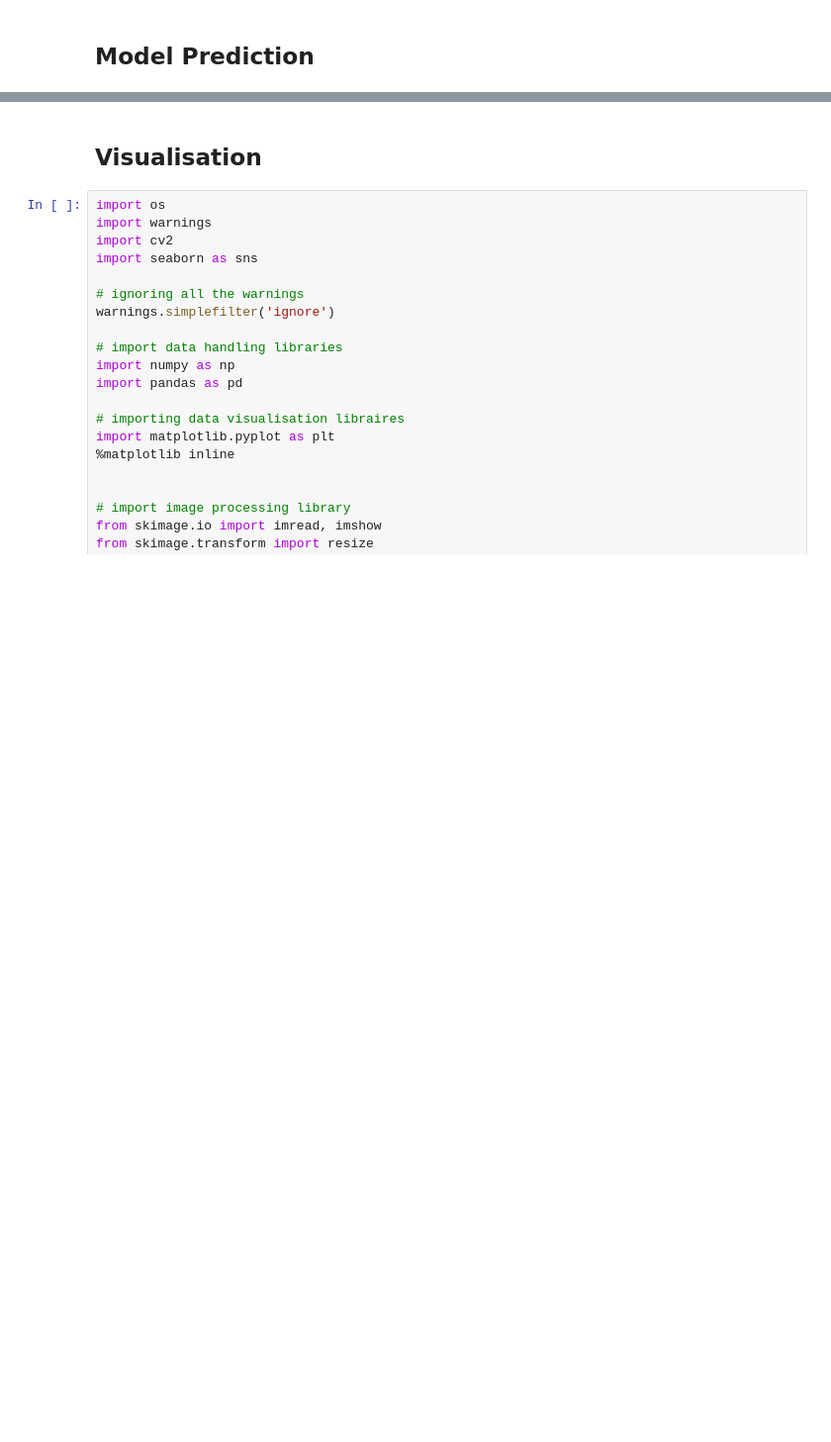
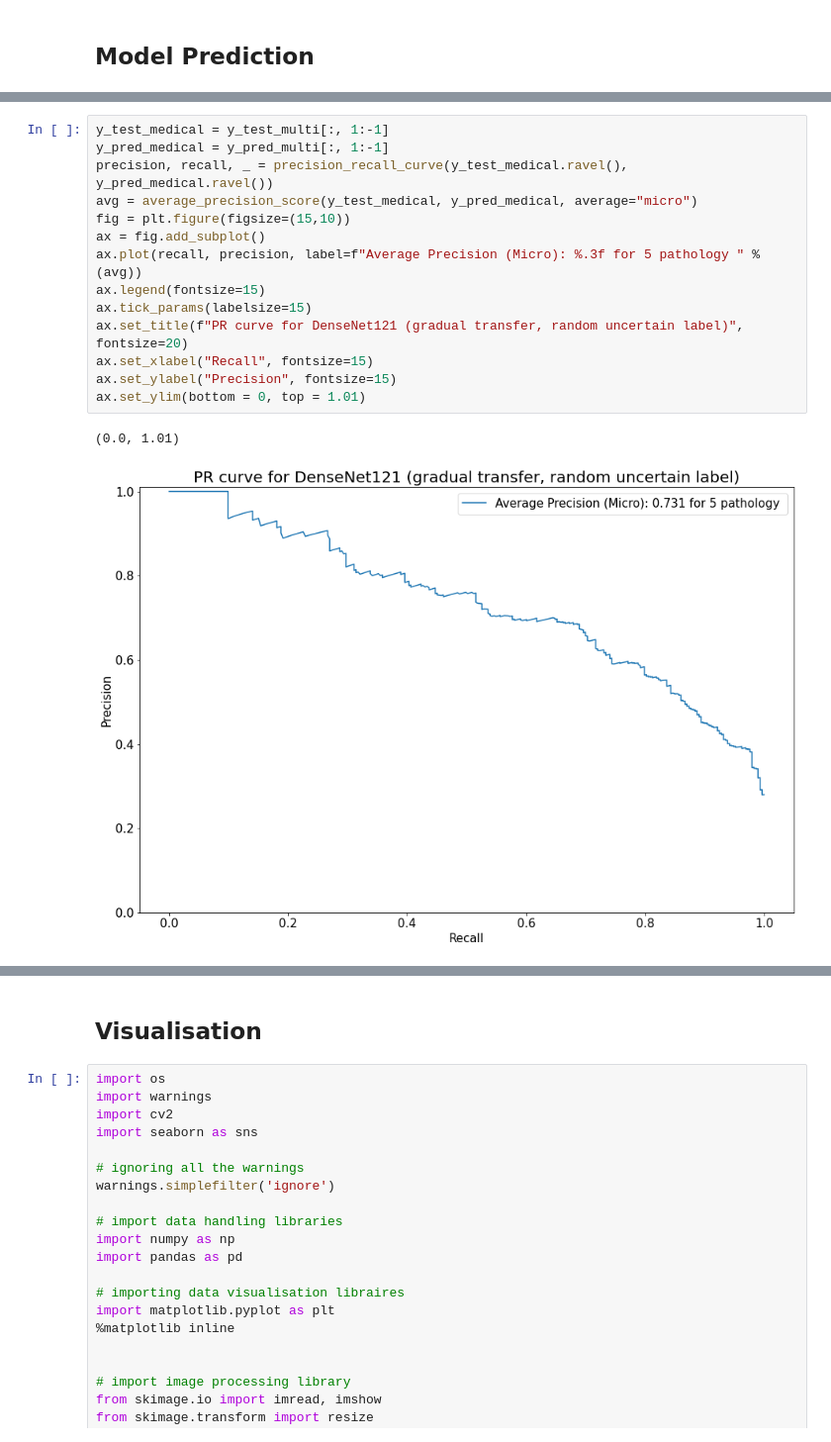
Before and after one commit to jiahui890/chexpert-aml, a Jupyter notebook: notebooks/Model Interpretation.ipynb, the cells around one changed output, grey strips where cells are left out. Shown at 99% size. Saved outputs shown, nothing was run; the diff lists cells and outputs as text; blank space fills up the shorter version.

```diff
--- a/notebooks/Model Interpretation.ipynb
+++ b/notebooks/Model Interpretation.ipynb
@@ -155,0 +229,17 @@ Support Devices: 82.177734375 % 1.0
+# %%
+y_test_medical = y_test_multi[:, 1:-1]
+y_pred_medical = y_pred_multi[:, 1:-1]
+precision, recall, _ = precision_recall_curve(y_test_medical.ravel(), y_pred_medical.ravel())
+avg = average_precision_score(y_test_medical, y_pred_medical, average="micro")
+fig = plt.figure(figsize=(15,10))
+ax = fig.add_subplot()
+ax.plot(recall, precision, label=f"Average Precision (Micro): %.3f for 5 pathology " % (avg))
+ax.legend(fontsize=15)
+ax.tick_params(labelsize=15)
+ax.set_title(f"PR curve for DenseNet121 (gradual transfer, random uncertain label)", fontsize=20)
+ax.set_xlabel("Recall", fontsize=15)
+ax.set_ylabel("Precision", fontsize=15)
+ax.set_ylim(bottom = 0, top = 1.01)
+# %% [output]
+(0.0, 1.01)
+[figure, added]
```
Also changed, not shown: parts of 28 cells of this notebook, 4 other files.
